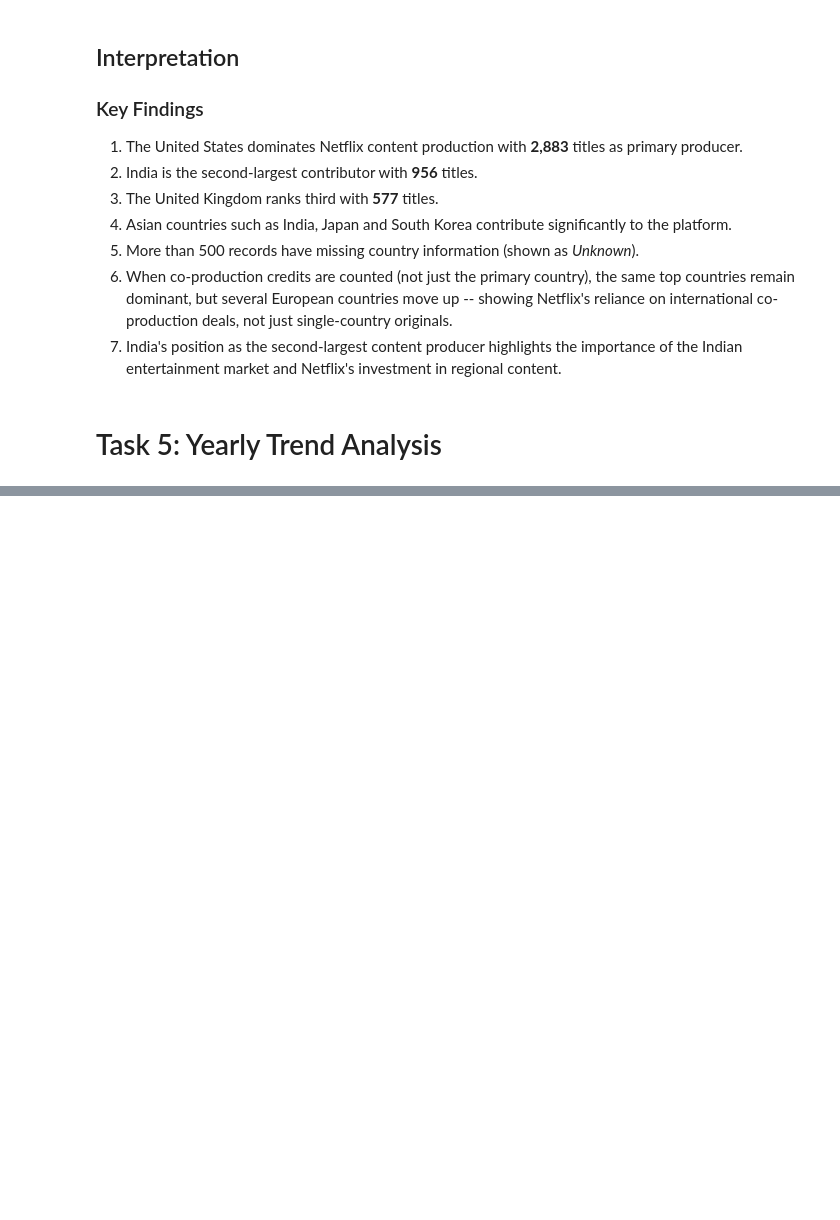
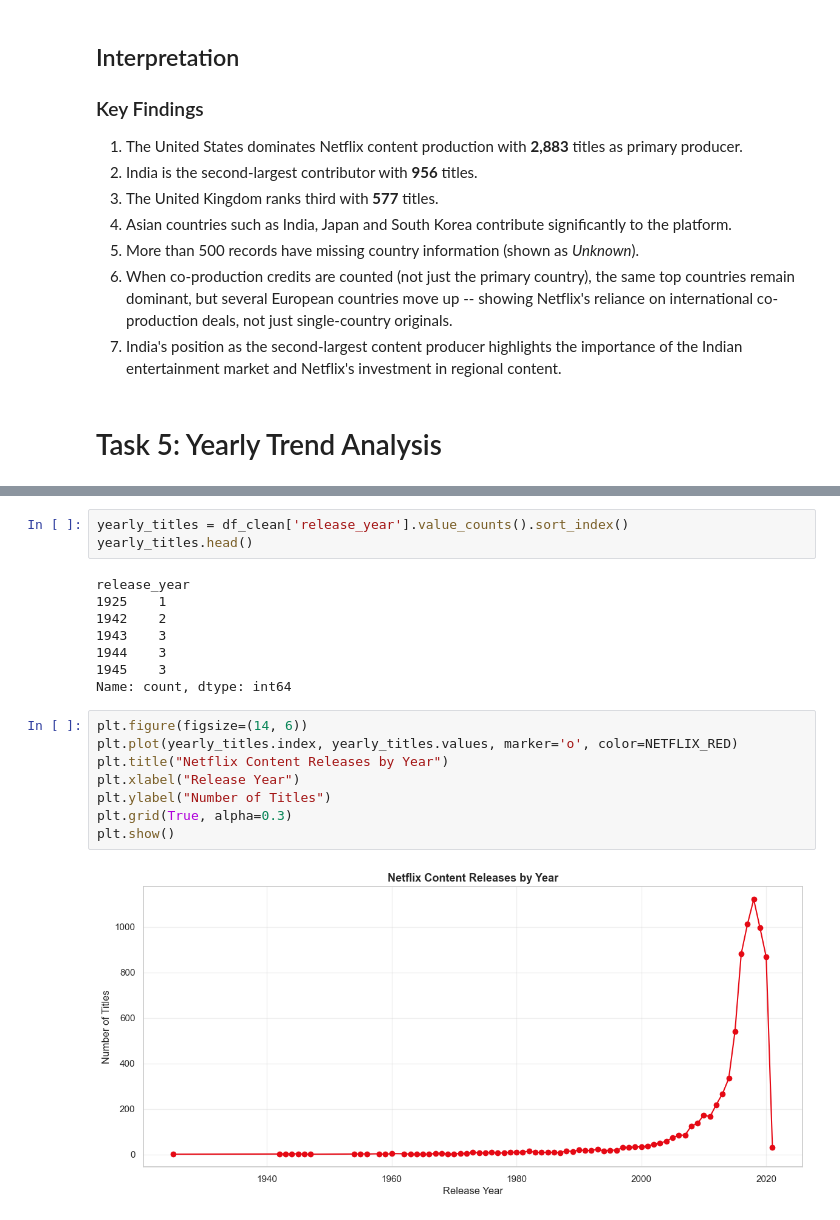
Before and after one commit to PragyaRana/DS_Training, a Jupyter notebook: Mini_Project_4.ipynb, the cells around one changed output, grey strips where cells are left out. Saved outputs shown, nothing was run; the diff lists cells and outputs as text; blank space fills up the shorter version.

```diff
--- a/Mini_Project_4.ipynb
+++ b/Mini_Project_4.ipynb
@@ -542,0 +547,21 @@ Name: count, dtype: int64
+# %%
+yearly_titles = df_clean['release_year'].value_counts().sort_index()
+yearly_titles.head()
+# %% [output]
+release_year
+1925    1
+1942    2
+1943    3
+1944    3
+1945    3
+Name: count, dtype: int64
+# %%
+plt.figure(figsize=(14, 6))
+plt.plot(yearly_titles.index, yearly_titles.values, marker='o', color=NETFLIX_RED)
+plt.title("Netflix Content Releases by Year")
+plt.xlabel("Release Year")
+plt.ylabel("Number of Titles")
+plt.grid(True, alpha=0.3)
+plt.show()
+# %% [output]
+[figure, added]
```
Also changed, not shown: parts of 1 cell of this notebook.
